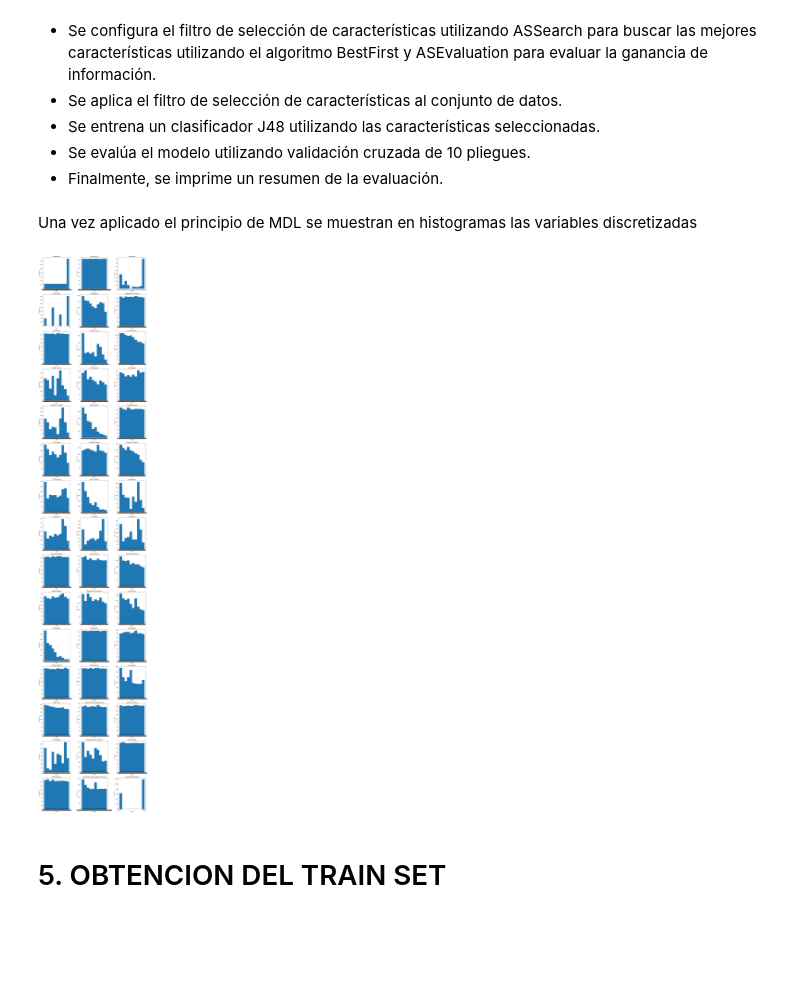
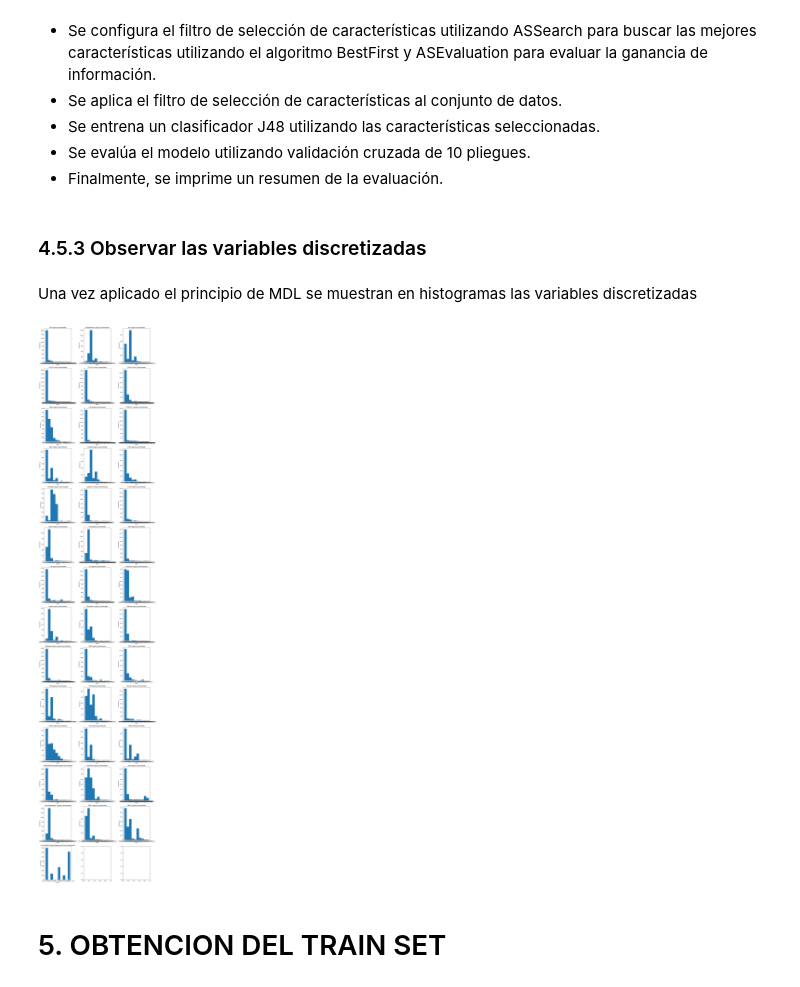
Before and after one commit to Lusku/MaterialMaster, a Jupyter notebook: TFM.ipynb, the cells around one changed output. Saved outputs shown, nothing was run; the diff lists cells and outputs as text; code cells hidden in the pictures; blank space fills up the shorter version.

Commit message:
[TFM] - pre-procesado de datos - discretización

```diff
--- a/TFM.ipynb
+++ b/TFM.ipynb
@@ -887,0 +991,20 @@ _______________________________________
+# %%
+# Función para calcular el número óptimo de bins basado en la regla de Scott
+def calcular_bins(data):
+    n = len(data)
+    if n == 0:
+        return 0
+    else:
+        iqr = np.percentile(data, 75) - np.percentile(data, 25)
+        h = 3.5 * np.std(data) / np.power(n, 1/3)
+        return int(np.ceil((np.max(data) - np.min(data)) / min(2 * h, iqr / 1.34)))
+
+def discretizar_df(df):
+    df_discretizado = pd.DataFrame()
+    for columna in df.select_dtypes(include=['number']).columns:
+        num_bins = calcular_bins(df[columna])
+        df_discretizado[f'{columna}_discretizada'] = pd.cut(df[columna], bins=num_bins)
+    return df_discretizado
+
+# Discretizar el DataFrame
+df_discretizado = discretizar_df(df6_prep_null_media)
@@ -942,39 +1067,41 @@ filtered_classifier.classifier(classifier)
 evaluation = Evaluation(data)
 evaluation.crossvalidate_model(filtered_classifier, data, 10, Random(1))
 print(evaluation.summary())
+# %% [markdown]
+### 4.5.3 Observar las variables discretizadas
 # %% [markdown]
 Una vez aplicado el principio de MDL se muestran en histogramas las variables discretizadas
 # %%
 # Definir el número de histogramas por fila
 histogramas_por_fila = 3
 
 # Obtener el número total de variables y calcular el número total de filas necesarias
-num_variables = len(df6_prep_null_media.columns)
+num_variables = len(df_discretizado.columns)
 num_filas = (num_variables + histogramas_por_fila - 1) // histogramas_por_fila
 
 # Crear una figura y ejes para subplots
 fig, axs = plt.subplots(num_filas, histogramas_por_fila, figsize=(15, 5*num_filas))
 
 # Iterar sobre cada variable y dibujar su histograma en un subplot
-for i, columna in enumerate(df6_prep_null_media.columns):
+for i, columna in enumerate(df_discretizado.columns):
     fila = i // histogramas_por_fila
     columna_subplot = i % histogramas_por_fila
 
     # Convertir los valores flotantes en cadenas
-    datos_columna = df6_prep_null_media[columna].astype(str)
+    datos_columna = df_discretizado[columna].astype(str)
 
     axs[fila, columna_subplot].hist(datos_columna, bins=10)  # Puedes ajustar el número de bins si lo deseas
     axs[fila, columna_subplot].set_title(columna)
     axs[fila, columna_subplot].set_xlabel('Valor')
     axs[fila, columna_subplot].set_ylabel('Frecuencia')
 
 # Ajustar el espaciado entre subplots
 plt.tight_layout()
 
 # Mostrar los subplots
 plt.show()
 # %% [output]
-[figure, old version]
+[figure, new version]
 # %%
 # TOMAR ACCIONES DE LIMPIEZA SOBRE LOS DATOS
 
```
Also changed, not shown: parts of 19 cells of this notebook.
